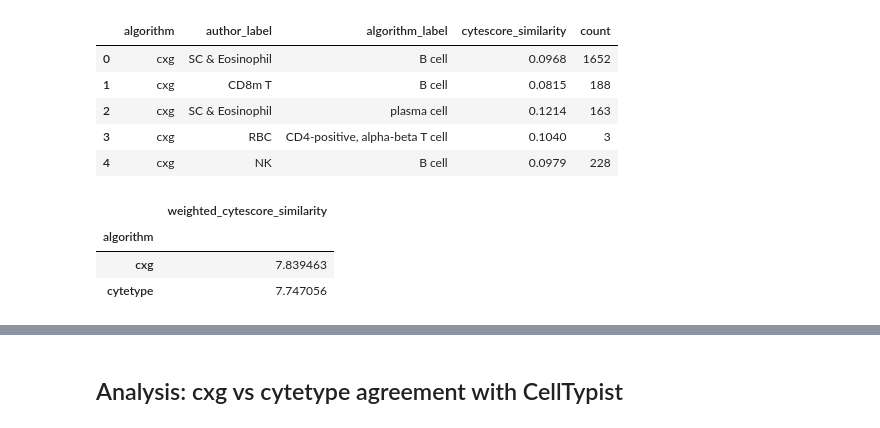
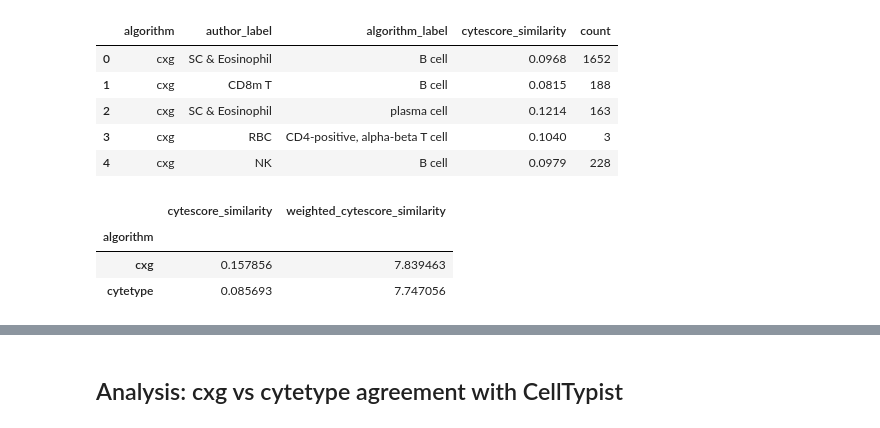
Before and after one commit to otodreas/scBaseCount_Pipeline, a Jupyter notebook: writeups/celltypist_vs_cxg/agreement_inspection.ipynb, the cells around one changed output, grey strips where cells are left out. Cells and saved outputs as stored; diff of their text form; code cells hidden in the pictures.

Commit message:
groupby improvements

```diff
--- a/writeups/celltypist_vs_cxg/agreement_inspection.ipynb
+++ b/writeups/celltypist_vs_cxg/agreement_inspection.ipynb
@@ -111,15 +111,19 @@ cyteonto_df[["algorithm", "author_label", "algorithm_label", "cytescore_similari
 | 3 | cxg | RBC | CD4-positive, alpha-beta T cell | 0.1040 | 3 |
 | 4 | cxg | NK | B cell | 0.0979 | 228 |
 # %%
-cyteonto_df["weighted_cytescore_similarity"] = cyteonto_df["cytescore_similarity"] * cyteonto_df["count"]
+cyteonto_df["weighted_cytescore_similarity"] = (
+    cyteonto_df["cytescore_similarity"] * cyteonto_df["count"]
+)
+
 (
     cyteonto_df
-    .groupby(["algorithm"])
-    [["weighted_cytescore_similarity"]]
+    .groupby(["algorithm"])[[
+        "cytescore_similarity", "weighted_cytescore_similarity"
+    ]]
     .mean()
 )
 # %% [output]
-|  | weighted_cytescore_similarity |
-| algorithm |  |
-| cxg | 7.839463 |
-| cytetype | 7.747056 |
+|  | cytescore_similarity | weighted_cytescore_similarity |
+| algorithm |  |  |
+| cxg | 0.157856 | 7.839463 |
+| cytetype | 0.085693 | 7.747056 |
```
Also changed, not shown: parts of 1 cell of this notebook.
